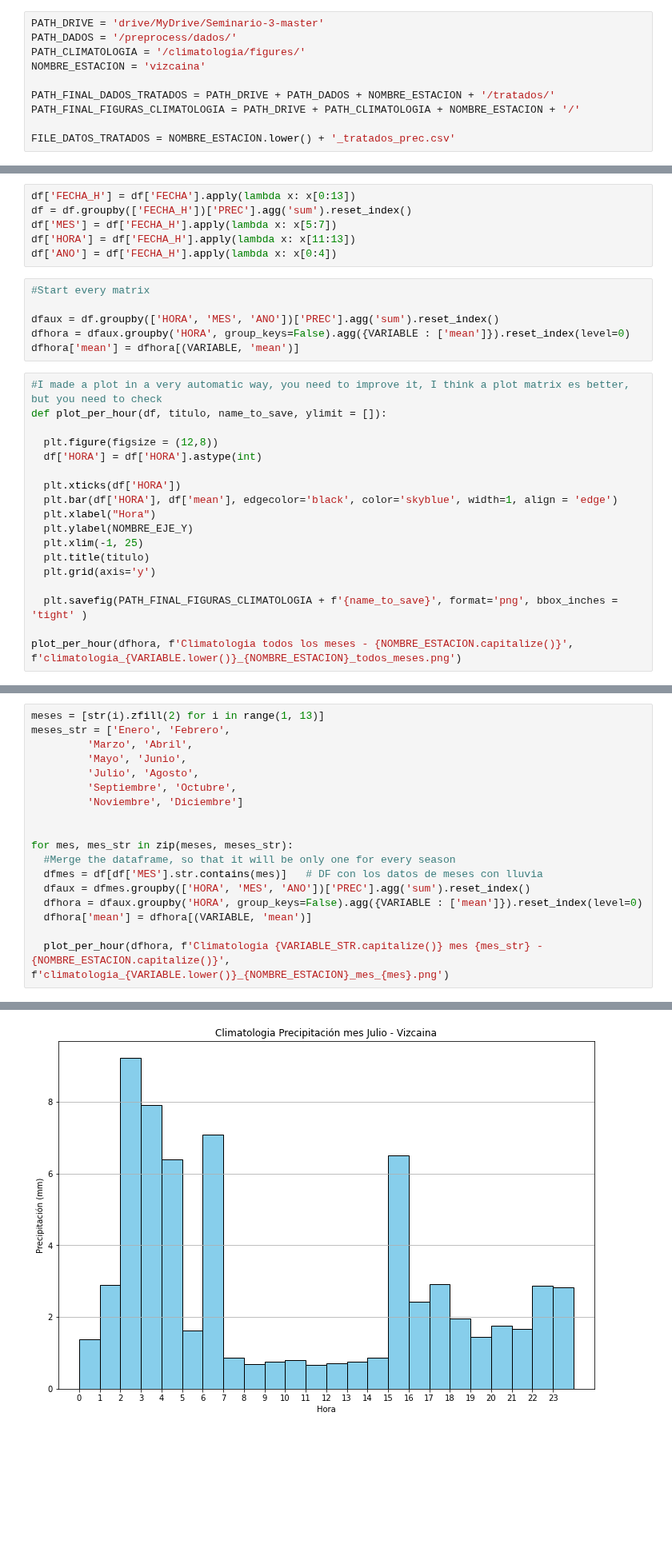
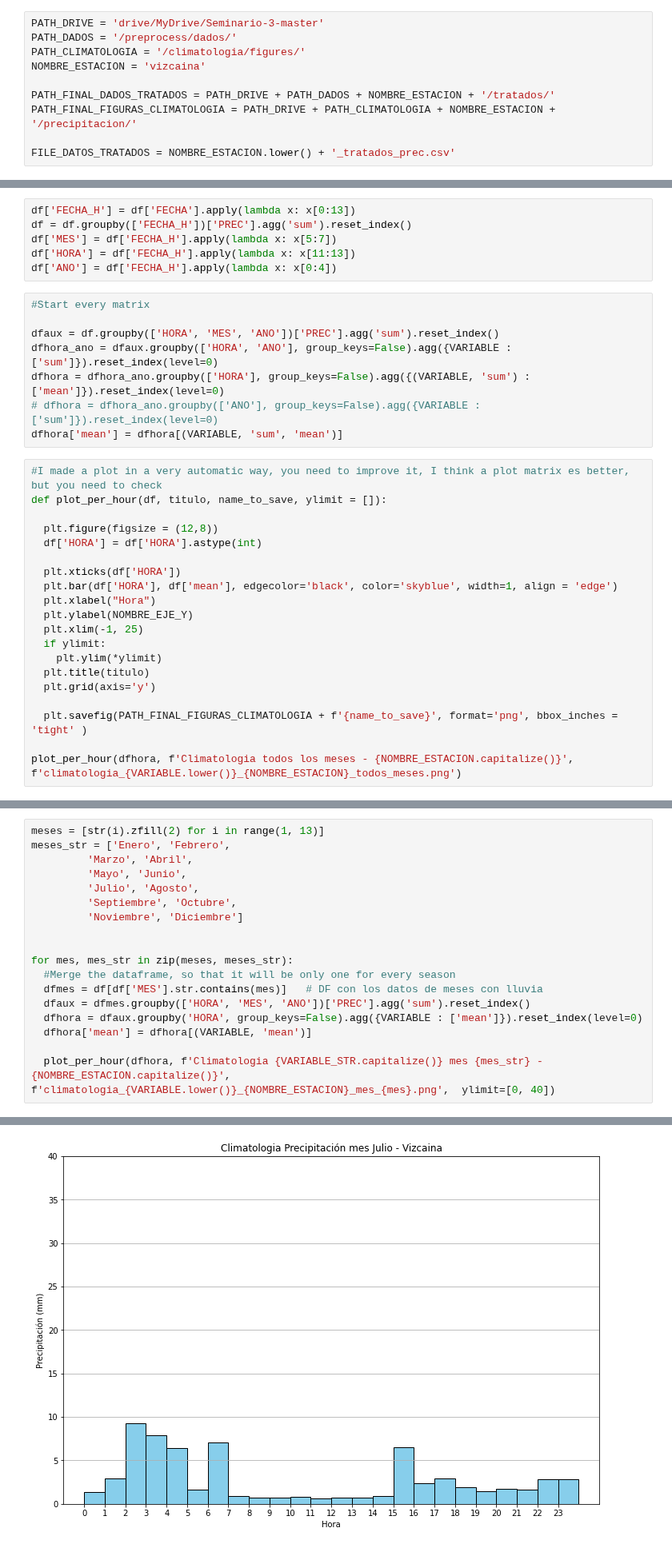
Before and after one commit to chris051091/Seminario-3, a Jupyter notebook: climatologia/src/vizcaina/Climatologia_Precipitación_Vizcaina.ipynb, the cells around one changed output, grey strips where cells are left out. Shown at 80% size. Saved outputs shown, nothing was run; the diff lists cells and outputs as text; blank space fills up the shorter version.

```diff
--- a/climatologia/src/vizcaina/Climatologia_Precipitación_Vizcaina.ipynb
+++ b/climatologia/src/vizcaina/Climatologia_Precipitación_Vizcaina.ipynb
@@ -15,7 +15,7 @@ PATH_CLIMATOLOGIA = '/climatologia/figures/'
 NOMBRE_ESTACION = 'vizcaina'
 
 PATH_FINAL_DADOS_TRATADOS = PATH_DRIVE + PATH_DADOS + NOMBRE_ESTACION + '/tratados/'
-PATH_FINAL_FIGURAS_CLIMATOLOGIA = PATH_DRIVE + PATH_CLIMATOLOGIA + NOMBRE_ESTACION + '/'
+PATH_FINAL_FIGURAS_CLIMATOLOGIA = PATH_DRIVE + PATH_CLIMATOLOGIA + NOMBRE_ESTACION + '/precipitacion/'
 
 FILE_DATOS_TRATADOS = NOMBRE_ESTACION.lower() + '_tratados_prec.csv'
 # %%
@@ -40,8 +40,10 @@ df['ANO'] = df['FECHA_H'].apply(lambda x: x[0:4])
 #Start every matrix
 
 dfaux = df.groupby(['HORA', 'MES', 'ANO'])['PREC'].agg('sum').reset_index()
-dfhora = dfaux.groupby('HORA', group_keys=False).agg({VARIABLE : ['mean']}).reset_index(level=0)
-dfhora['mean'] = dfhora[(VARIABLE, 'mean')]
+dfhora_ano = dfaux.groupby(['HORA', 'ANO'], group_keys=False).agg({VARIABLE : ['sum']}).reset_index(level=0)
+dfhora = dfhora_ano.groupby(['HORA'], group_keys=False).agg({(VARIABLE, 'sum') : ['mean']}).reset_index(level=0)
+# dfhora = dfhora_ano.groupby(['ANO'], group_keys=False).agg({VARIABLE : ['sum']}).reset_index(level=0)
+dfhora['mean'] = dfhora[(VARIABLE, 'sum', 'mean')]
 # %%
 #I made a plot in a very automatic way, you need to improve it, I think a plot matrix es better, but you need to check
 def plot_per_hour(df, titulo, name_to_save, ylimit = []):
@@ -54,6 +56,8 @@ def plot_per_hour(df, titulo, name_to_save, ylimit = []):
   plt.xlabel("Hora")
   plt.ylabel(NOMBRE_EJE_Y)
   plt.xlim(-1, 25)
+  if ylimit:
+    plt.ylim(*ylimit)
   plt.title(titulo)
   plt.grid(axis='y')
 
@@ -125,5 +129,5 @@ for mes, mes_str in zip(meses, meses_str):
   dfhora = dfaux.groupby('HORA', group_keys=False).agg({VARIABLE : ['mean']}).reset_index(level=0)
   dfhora['mean'] = dfhora[(VARIABLE, 'mean')]
 
-  plot_per_hour(dfhora, f'Climatologia {VARIABLE_STR.capitalize()} mes {mes_str} - {NOMBRE_ESTACION.capitalize()}', f'climatologia_{VARIABLE.lower()}_{NOMBRE_ESTACION}_mes_{mes}.png')
+  plot_per_hour(dfhora, f'Climatologia {VARIABLE_STR.capitalize()} mes {mes_str} - {NOMBRE_ESTACION.capitalize()}', f'climatologia_{VARIABLE.lower()}_{NOMBRE_ESTACION}_mes_{mes}.png',  ylimit=[0, 40])
 # %% [output]
@@ -136 +140 @@ for mes, mes_str in zip(meses, meses_str):
-[figure, old version]
+[figure, new version]
```
Also changed, not shown: parts of 2 cells of this notebook.
